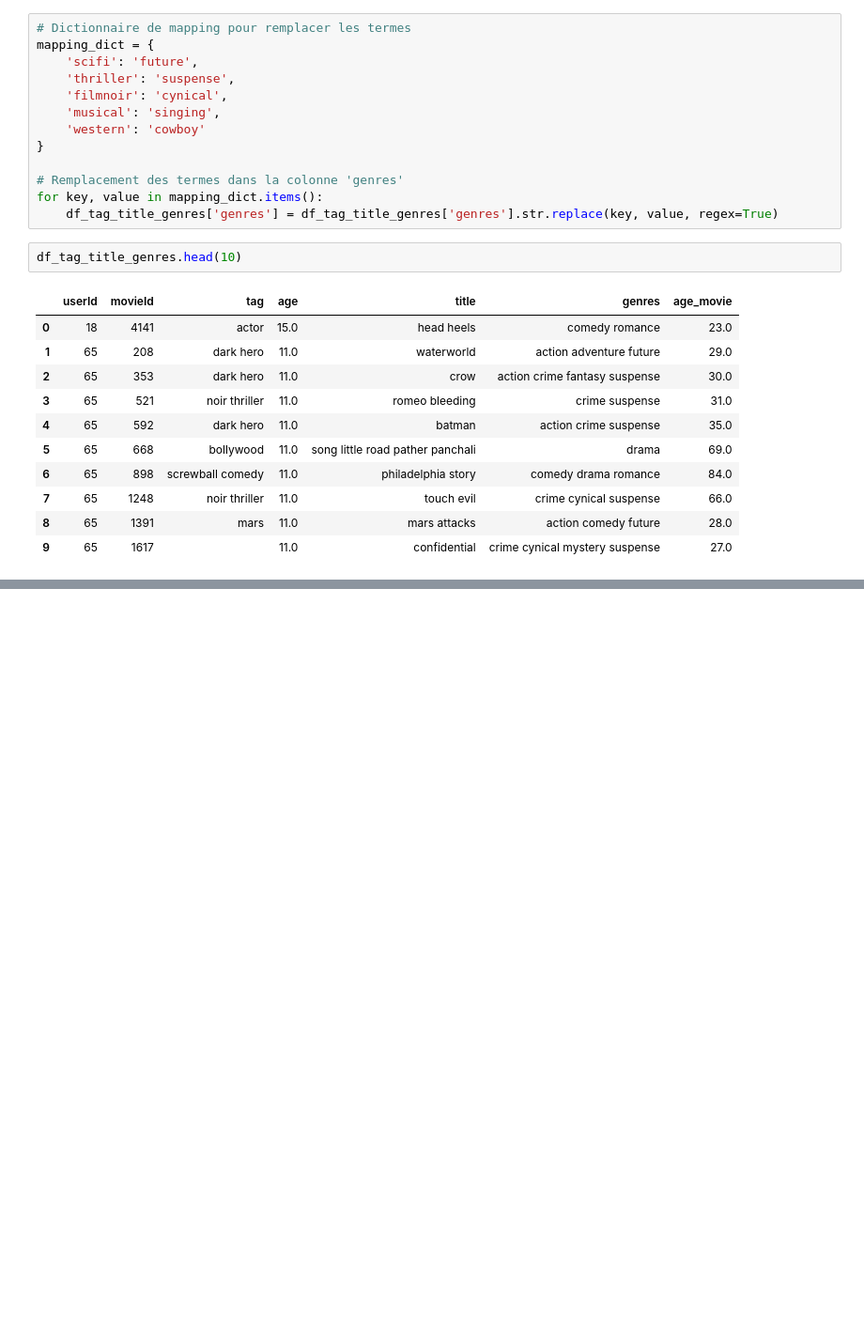
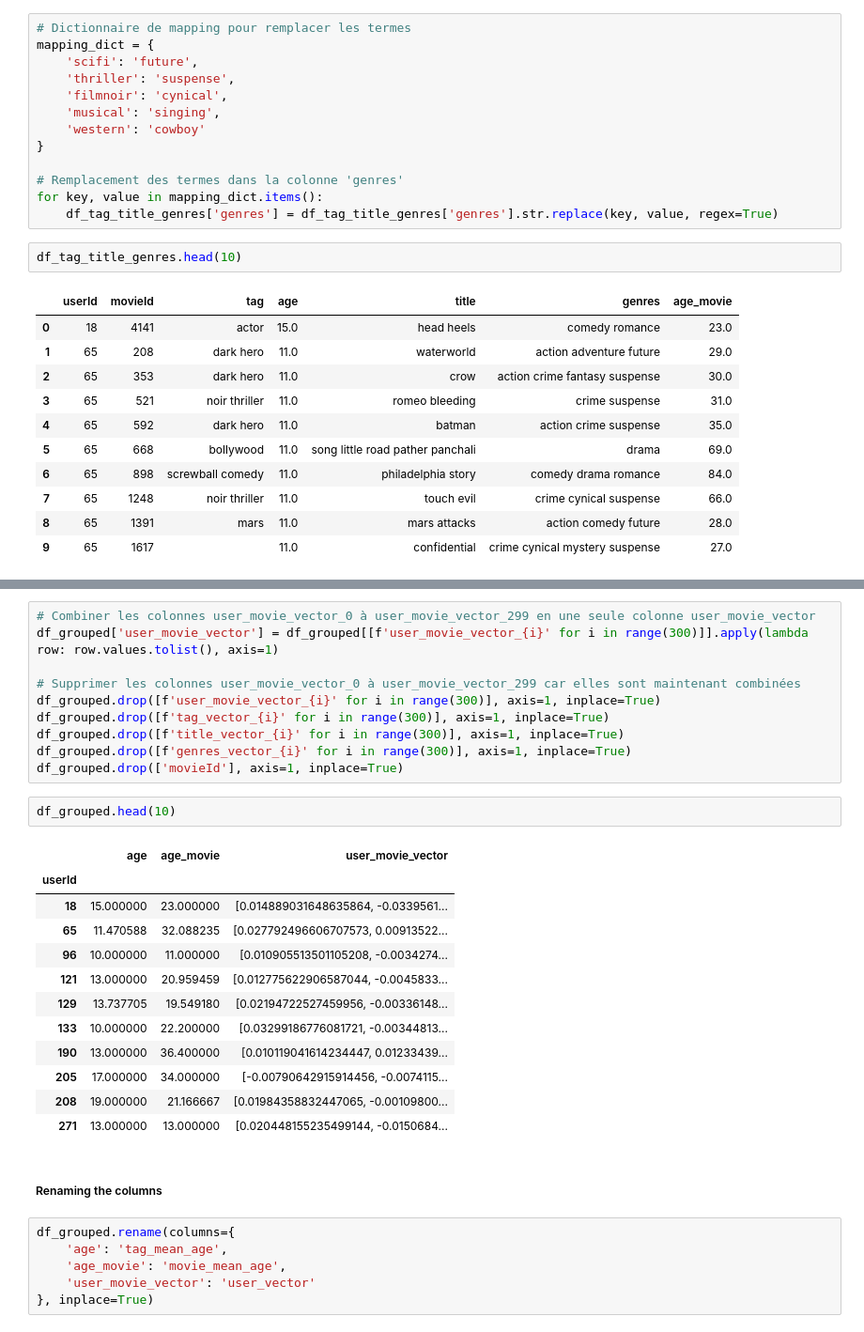
Before and after one commit to jcrigoni/grand_ml_project, a Jupyter notebook: 4_user_embedding.ipynb, the cells around one changed output, grey strips where cells are left out. Shown at 94% size. Drawn from its saved outputs; the diff is of its cells as text; blank space fills up the shorter version.

```diff
--- a/4_user_embedding.ipynb
+++ b/4_user_embedding.ipynb
@@ -326,0 +389,33 @@ df_tag_title_genres.head(3)
+# %%
+# Combiner les colonnes user_movie_vector_0 à user_movie_vector_299 en une seule colonne user_movie_vector
+df_grouped['user_movie_vector'] = df_grouped[[f'user_movie_vector_{i}' for i in range(300)]].apply(lambda row: row.values.tolist(), axis=1)
+
+# Supprimer les colonnes user_movie_vector_0 à user_movie_vector_299 car elles sont maintenant combinées
+df_grouped.drop([f'user_movie_vector_{i}' for i in range(300)], axis=1, inplace=True)
+df_grouped.drop([f'tag_vector_{i}' for i in range(300)], axis=1, inplace=True)
+df_grouped.drop([f'title_vector_{i}' for i in range(300)], axis=1, inplace=True)
+df_grouped.drop([f'genres_vector_{i}' for i in range(300)], axis=1, inplace=True)
+df_grouped.drop(['movieId'], axis=1, inplace=True)
+# %%
+df_grouped.head(10)
+# %% [output]
+|  | age | age_movie | user_movie_vector |
+| userId |  |  |  |
+| 18 | 15.000000 | 23.000000 | [0.014889031648635864, -0.0339561... |
+| 65 | 11.470588 | 32.088235 | [0.027792496606707573, 0.00913522... |
+| 96 | 10.000000 | 11.000000 | [0.010905513501105208, -0.0034274... |
+| 121 | 13.000000 | 20.959459 | [0.012775622906587044, -0.0045833... |
+| 129 | 13.737705 | 19.549180 | [0.02194722527459956, -0.00336148... |
+| 133 | 10.000000 | 22.200000 | [0.03299186776081721, -0.00344813... |
+| 190 | 13.000000 | 36.400000 | [0.010119041614234447, 0.01233439... |
+| 205 | 17.000000 | 34.000000 | [-0.00790642915914456, -0.0074115... |
+| 208 | 19.000000 | 21.166667 | [0.01984358832447065, -0.00109800... |
+| 271 | 13.000000 | 13.000000 | [0.020448155235499144, -0.0150684... |
+# %% [markdown]
+##### Renaming the columns
+# %%
+df_grouped.rename(columns={
+    'age': 'tag_mean_age',
+    'age_movie': 'movie_mean_age',
+    'user_movie_vector': 'user_vector'
+}, inplace=True)
```
Also changed, not shown: parts of 34 cells of this notebook, 1 other file.
